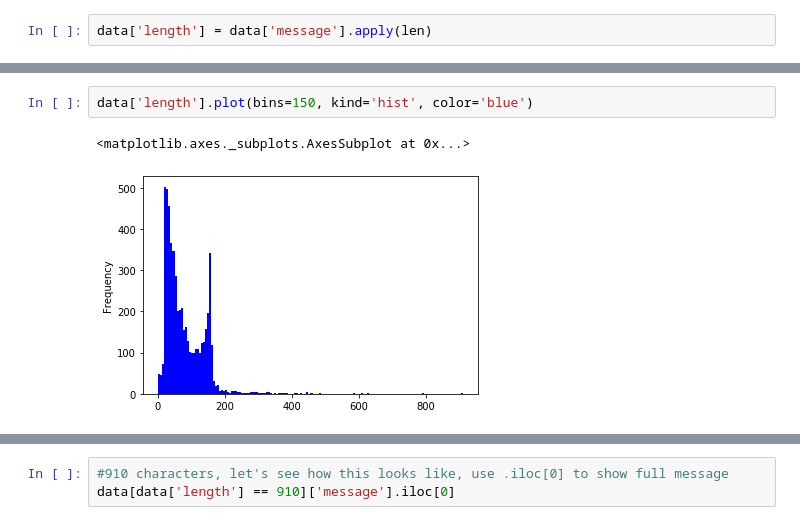
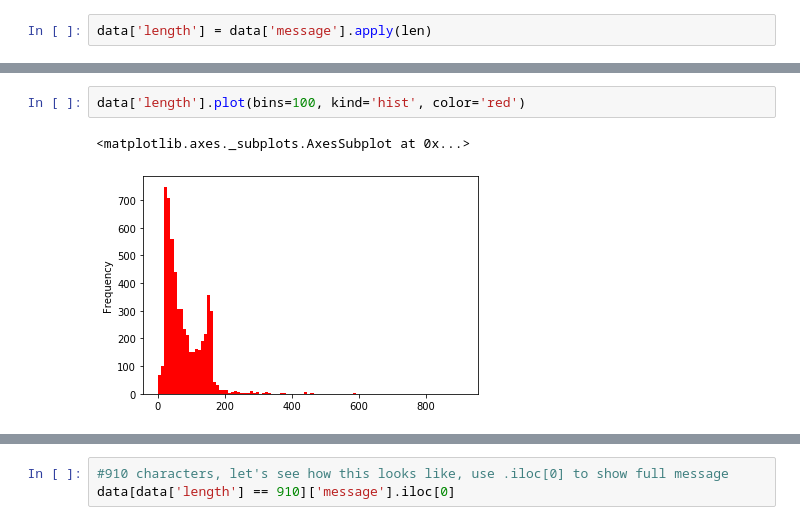
Before and after one commit to ariedamuco/Python-Programming-and-Text-Analysis, a Jupyter notebook: Code/ML/Naive-Bayes.ipynb, the cells around one changed output, grey strips where cells are left out. Cells and saved outputs as stored; diff of their text form.

```diff
--- a/Code/ML/Naive-Bayes.ipynb
+++ b/Code/ML/Naive-Bayes.ipynb
@@ -85,6 +95,6 @@ data
 # %%
-data['length'].plot(bins=150, kind='hist', color='blue')
+data['length'].plot(bins=100, kind='hist', color='red')
 # %% [output]
 <matplotlib.axes._subplots.AxesSubplot at 0x...>
-[figure, old version]
+[figure, new version]
 # %%
```
Also changed, not shown: parts of 13 cells of this notebook.
